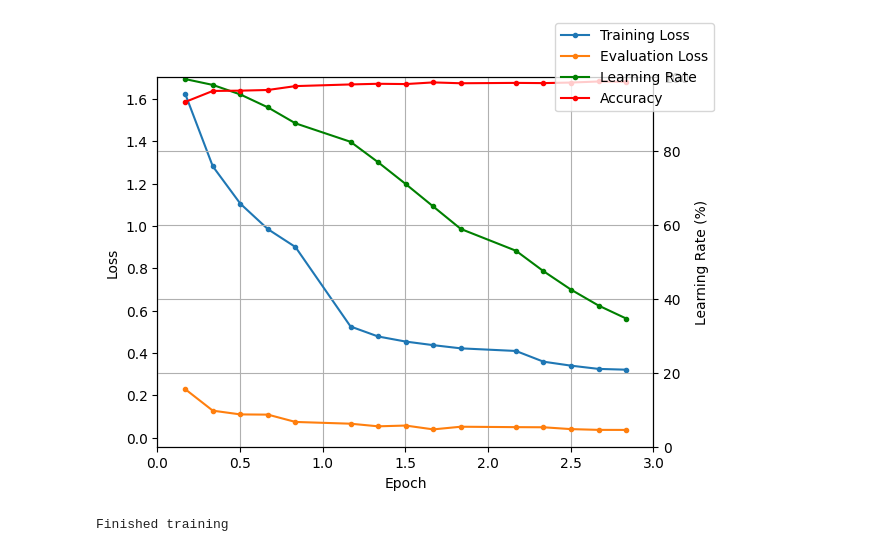
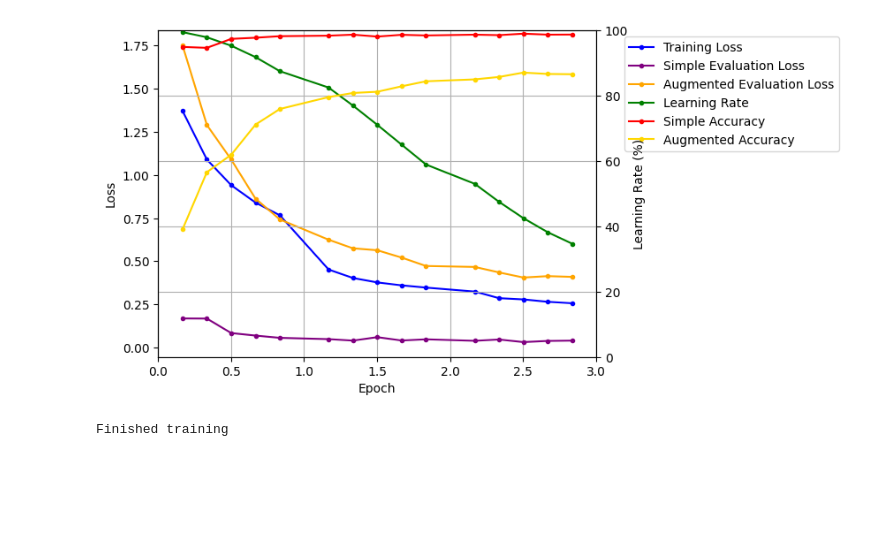
Before and after one commit to freddyouellette/mnist-pytorch, a Jupyter notebook: train.ipynb, the cells around one changed output. Drawn from its saved outputs; the diff is of its cells as text; code cells hidden in the pictures; blank space fills up the shorter version.

Commit message:
update random search to use a ratio of augmentation

```diff
--- a/train.ipynb
+++ b/train.ipynb
@@ -4,9 +24,11 @@ import matplotlib.pyplot as plt
 import math
 from PIL import Image
 from model import model_options
-from data import get_data
+from data import get_training_data, get_testing_data
 
-trainloader, testloader = get_data(model_options['batch_size'])
+trainloader = get_training_data(model_options['batch_size'], sample_augmentation_ratio=model_options['sample_augmentation_ratio'])
+simple_testloader = get_testing_data(model_options['batch_size'], sample_augmentation_ratio=0.0)
+augmented_testloader = get_testing_data(model_options['batch_size'], sample_augmentation_ratio=1.0)
 
 def show_images(images, labels, predictions=None):
     num_cols = 5
@@ -79,6 +96,7 @@ Sequential(
 )
 # %%
 from IPython import display
+import time
 %matplotlib inline
 
 device_name = "cuda" if torch.cuda.is_available() else "cpu"
@@ -104,16 +122,22 @@ ax2.set_ylim(0, 100)
 ax2.set_xlim(0, model_options['epochs'])
 
 training_loss = {}
-eval_loss = {}
+simple_eval_loss = {}
+augmented_eval_loss = {}
 learning_rates = {}
-accuracies = {}
+simple_accuracies = {}
+augmented_accuracies = {}
 
-t_line, = ax1.plot([], [], label='Training Loss', marker='.')
-e_line, = ax1.plot([], [], label='Evaluation Loss', marker='.')
+t_line, = ax1.plot([], [], label='Training Loss', color='blue', marker='.')
+se_line, = ax1.plot([], [], label='Simple Evaluation Loss', color='purple', marker='.')
+ae_line, = ax1.plot([], [], label='Augmented Evaluation Loss', color='orange', marker='.')
 lr_line, = ax2.plot([], [], label='Learning Rate', color='green', marker='.')
-a_line, = ax2.plot([], [], label='Accuracy', color='red', marker='.')
+sa_line, = ax2.plot([], [], label='Simple Accuracy', color='red', marker='.')
+aa_line, = ax2.plot([], [], label='Augmented Accuracy', color='gold', marker='.')
 
-fig.legend()
+lines = t_line, se_line, ae_line, lr_line, sa_line, aa_line
+labels = [line.get_label() for line in lines]
+ax1.legend(lines, labels, bbox_to_anchor=(1.05, 1), loc='upper left')
 
 train_progress_display = display.display(display.Markdown(""), display_id=True)
 graph_display = display.display(display.Markdown("Loading..."), display_id=True)
@@ -134,24 +158,43 @@ for epoch in range(model_options['epochs']):
         if batch_index % model_options['eval_batch_interval'] == 0 and batch_index > 0:
             scheduler.step()
             model.eval()
-            test_losses = []
+            simple_test_losses = []
+            augmented_test_losses = []
             with torch.no_grad():
-                correct = 0
-                total = 0
-                for inputs, labels in testloader:
+                simple_correct = 0
+                simple_total = 0
+                for inputs, labels in simple_testloader:
                     inputs = inputs.to(device)
                     labels = labels.to(device)
 
                     outputs = model(inputs)
                     _, predicted = torch.max(outputs, 1)
-                    total += labels.size(0)
-                    correct += (predicted == labels).sum().item()
-                    test_losses.append(loss_function(outputs, labels).item())
+                    simple_total += labels.size(0)
+                    simple_correct += (predicted == labels).sum().item()
+                    simple_test_losses.append(loss_function(outputs, labels).item())
 
                     training_loss[epoch + percent_epoch] = np.mean(training_losses)
-                    eval_loss[epoch + percent_epoch] = np.mean(test_losses)
+                    simple_eval_loss[epoch + percent_epoch] = np.mean(simple_test_losses)
                     learning_rates[epoch + percent_epoch] = scheduler.get_last_lr()[0]
-                    accuracies[epoch + percent_epoch] = correct / total * 100
+                    simple_accuracies[epoch + percent_epoch] = simple_correct / simple_total * 100
+
+                augmented_correct = 0
+                augmented_total = 0
+                for inputs, labels in augmented_testloader:
+                    inputs = inputs.to(device)
+                    labels = labels.to(device)
+
+                    outputs = model(inputs)
+                    _, predicted = torch.max(outputs, 1)
+                    augmented_total += labels.size(0)
+                    augmented_correct += (predicted == labels).sum().item()
+                    augmented_test_losses.append(loss_function(outputs, labels).item())
+
+                    training_loss[epoch + percent_epoch] = np.mean(training_losses)
+                    augmented_eval_loss[epoch + percent_epoch] = np.mean(augmented_test_losses)
+                    learning_rates[epoch + percent_epoch] = scheduler.get_last_lr()[0]
+                    augmented_accuracies[epoch + percent_epoch] = augmented_correct / augmented_total * 100
+
 
             train_progress_display.update(display.Markdown("\n".join([
                 "* Using GPU with CUDA" if device_name == "cuda" else "Using CPU",
@@ -160,23 +203,32 @@ for epoch in range(model_options['epochs']):
                 f"* Sample {batch_index * model_options['batch_size']}/{num_batches * model_options['batch_size']}",
                 f"* Learning Rate {scheduler.get_last_lr()[0]:.2e} ({format(scheduler.get_last_lr()[0] / model_options['learning_rate'] * 100, '.2f')}%)",
                 f"* Training Loss: {format(np.mean(training_losses), '.5f')}",
-                f"* Validation Loss: {format(np.mean(test_losses), '.5f')}",
-                f"* Accuracy: {format(100 * correct / total, '.2f')}% {correct}/{total}",
+                f"* Simple Validation Loss: {format(np.mean(simple_test_losses), '.5f')}",
+                f"* Augmented Validation Loss: {format(np.mean(augmented_test_losses), '.5f')}",
+                f"* Simple Accuracy: {format(100 * simple_correct / simple_total, '.2f')}% {simple_correct}/{simple_total}",
+                f"* Augmented Accuracy: {format(100 * augmented_correct / augmented_total, '.2f')}% {augmented_correct}/{augmented_total}",
             ])))
+            time.sleep(1.0)
 
             t_line.set_xdata(list(training_loss.keys()))
             t_line.set_ydata(list(training_loss.values()))
-            e_line.set_xdata(list(eval_loss.keys()))
-            e_line.set_ydata(list(eval_loss.values()))
+            se_line.set_xdata(list(simple_eval_loss.keys()))
+            se_line.set_ydata(list(simple_eval_loss.values()))
+            ae_line.set_xdata(list(augmented_eval_loss.keys()))
+            ae_line.set_ydata(list(augmented_eval_loss.values()))
             lr_line.set_xdata(list(learning_rates.keys()))
             lr_line.set_ydata(list([round(r / model_options['learning_rate'] * 100, 2) for r in learning_rates.values()]))
-            a_line.set_xdata(list(accuracies.keys()))
-            a_line.set_ydata(list(accuracies.values()))
+            sa_line.set_xdata(list(simple_accuracies.keys()))
+            sa_line.set_ydata(list(simple_accuracies.values()))
+            aa_line.set_xdata(list(augmented_accuracies.keys()))
+            aa_line.set_ydata(list(augmented_accuracies.values()))
 
             ax1.relim()
             ax1.autoscale_view()
 
+            plt.draw()
             graph_display.update(plt.gcf())
+            time.sleep(1.0)
 
 plt.close(fig)
 
@@ -193,4 +247,4 @@ print("Finished training")
-[figure, old version]
+[figure, new version]
 Finished training
 # %%
 from sklearn.metrics import confusion_matrix
```
Also changed, not shown: parts of 7 cells of this notebook, 3 other files.
